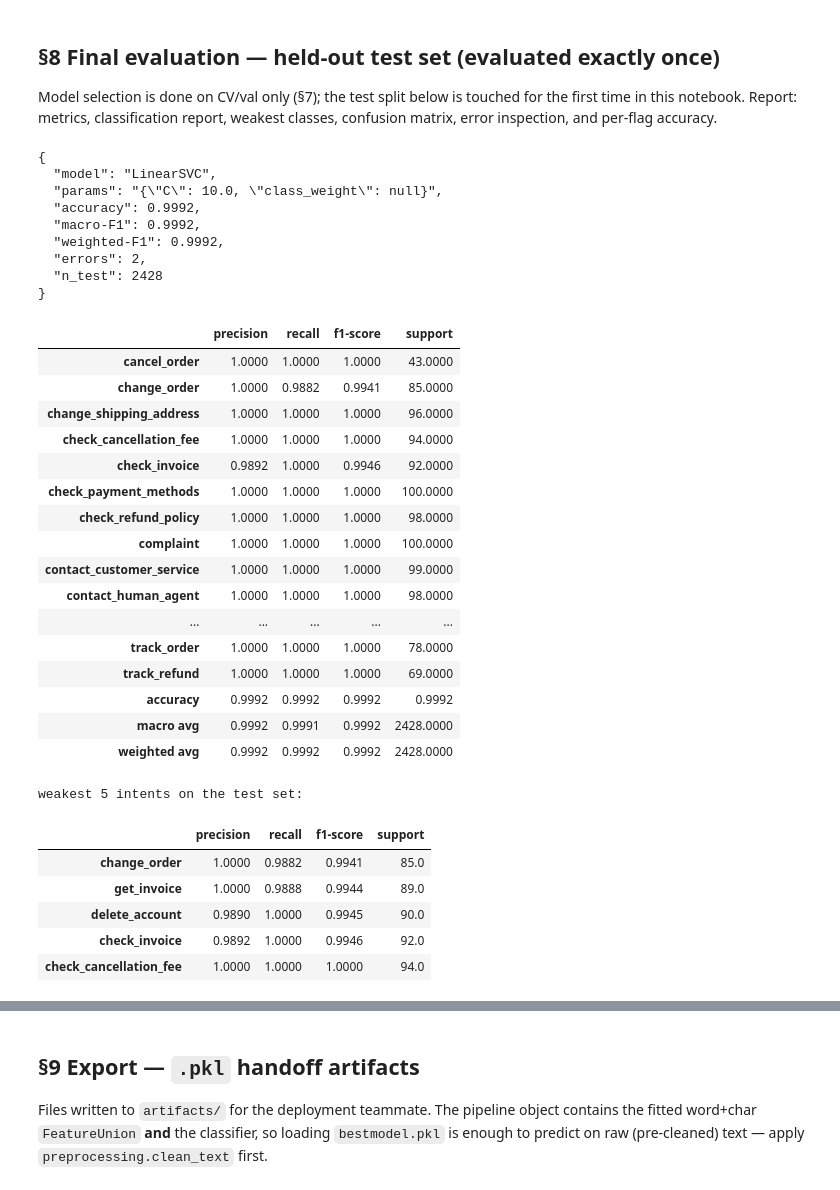
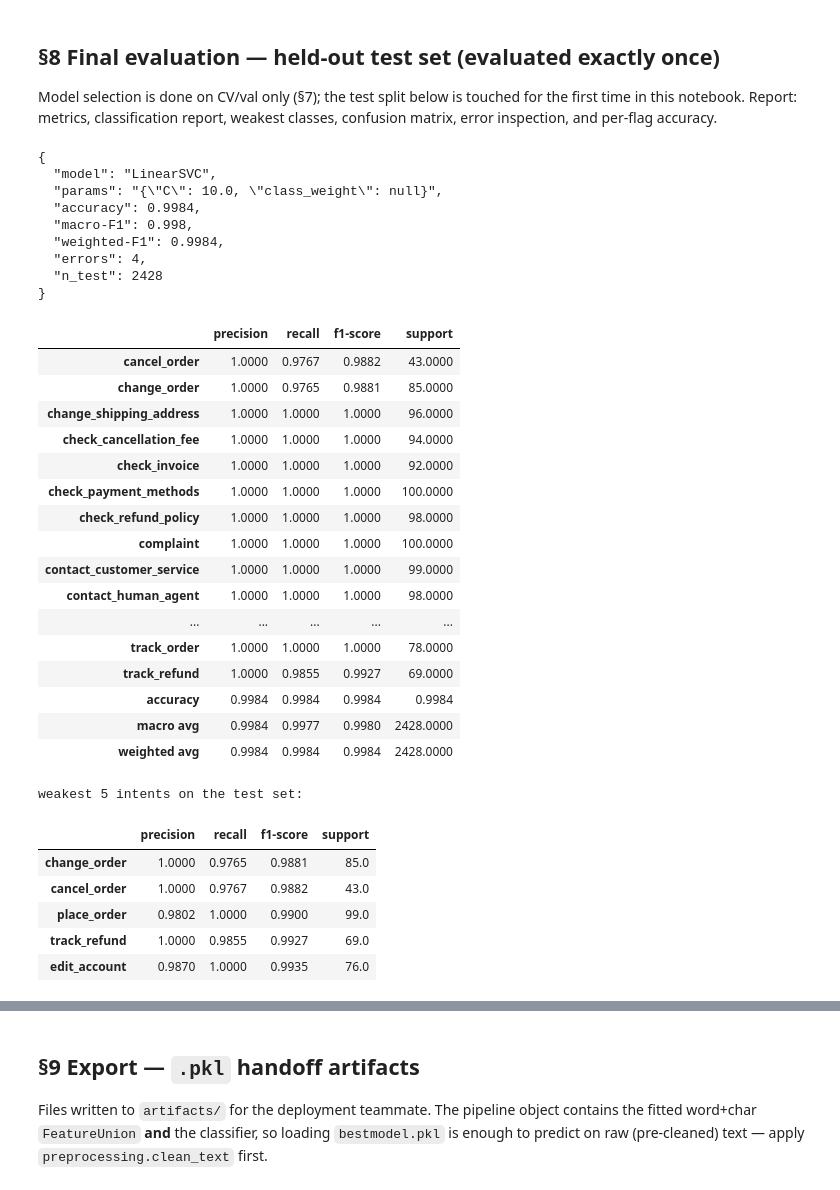
Before and after one commit to hananAhmed07/Customer-Support-Project, a Jupyter notebook: organized.ipynb, the cells around one changed output, grey strips where cells are left out. Drawn from its saved outputs; the diff is of its cells as text; code cells hidden in the pictures.

```diff
--- a/organized.ipynb
+++ b/organized.ipynb
@@ -673,10 +665,12 @@ saved reports\figures\05_benchmark_heatmap.png
 # %%
-# STEP 7b - MANDATORY PIPELINE A: GridSearchCV (the model selection step)
+# STEP 7b - MANDATORY GRID SEARCH: char TF-IDF ∪ Word2Vec (model selection step)
 # 5-fold StratifiedKFold, scoring='f1_macro', fit on TRAIN ONLY. LinearSVC and
-# LogisticRegression over C x class_weight; ComplementNB over alpha (added because the
-# PDF mandates it). n_jobs=-1 parallelizes the folds. Winner: LinearSVC C=10.
+# LogisticRegression over C x class_weight on the combined features. ComplementNB is
+# also run (PDF mandates it) but on the non-negative char TF-IDF only, because the
+# signed Word2Vec dimensions are invalid input for a multinomial NB.
+# n_jobs=-1 parallelizes the folds. Winner: LinearSVC C=10.
 
-# --- §7b mandatory Pipeline A: GridSearchCV (word+char union) -------------
+# --- §7b grid search: combined union (LinearSVC/LogReg) + char-only NB -------
 cv = StratifiedKFold(n_splits=5, shuffle=True, random_state=SEED)
 grid_searches = {}
 
@@ -684,7 +678,7 @@ t0 = time.time()
 grid_searches["LinearSVC"] = GridSearchCV(
     LinearSVC(random_state=SEED, max_iter=5000),
     {"C": [0.1, 1.0, 10.0], "class_weight": [None, "balanced"]},
-    cv=cv, scoring="f1_macro", n_jobs=-1).fit(Xu_tr, y_tr)
+    cv=cv, scoring="f1_macro", n_jobs=-1).fit(Xcw_tr, y_tr)
 gs = grid_searches["LinearSVC"]
 print(f"LinearSVC   best={gs.best_params_}  cvF1={gs.best_score_:.4f}  ({time.time()-t0:.0f}s)")
 
@@ -692,15 +686,16 @@ t0 = time.time()
 grid_searches["LogisticRegression"] = GridSearchCV(
     LogisticRegression(max_iter=2000, random_state=SEED),
     {"C": [0.1, 1.0, 10.0], "class_weight": [None, "balanced"]},
-    cv=cv, scoring="f1_macro", n_jobs=-1).fit(Xu_tr, y_tr)
+    cv=cv, scoring="f1_macro", n_jobs=-1).fit(Xcw_tr, y_tr)
 gs = grid_searches["LogisticRegression"]
 print(f"LogReg      best={gs.best_params_}  cvF1={gs.best_score_:.4f}  ({time.time()-t0:.0f}s)")
 
+# ComplementNB requires non-negative features -> char TF-IDF only (signed W2V invalid)
 t0 = time.time()
-grid_searches["ComplementNB"] = GridSearchCV(
+grid_cnb = GridSearchCV(
     ComplementNB(),
     {"alpha": [0.1, 0.5, 1.0]},
-    cv=cv, scoring="f1_macro", n_jobs=-1).fit(Xu_tr, y_tr)
-gs = grid_searches["ComplementNB"]
-print(f"ComplementNB best={gs.best_params_}  cvF1={gs.best_score_:.4f}  ({time.time()-t0:.0f}s)")
+    cv=cv, scoring="f1_macro", n_jobs=-1).fit(Xc_tr, y_tr)
+print(f"ComplementNB(char only) best={grid_cnb.best_params_}  "
+      f"cvF1={grid_cnb.best_score_:.4f}  ({time.time()-t0:.0f}s)")
 # %% [output]
@@ -715,7 +710,7 @@ ComplementNB best={'alpha': 0.1}  cvF1=0.9831  (0s)
 
 rows = []
 for name, gs in grid_searches.items():
-    pred = gs.best_estimator_.predict(Xu_va)
+    pred = gs.best_estimator_.predict(Xcw_va)
     rows.append({"model": name,
                  "best params": json.dumps(gs.best_params_, default=str),
                  "CV macro-F1 (5-fold)": round(gs.best_score_, 4),
@@ -778,59 +772,60 @@ best_name = cv_summary.iloc[0]["model"]
 best_gs = grid_searches[best_name]
 best_est = best_gs.best_estimator_
 
-Xte = sparse.hstack([w_vec.transform(test_df["clean_instruction"]),
-                     c_vec.transform(test_df["clean_instruction"])]).tocsr()
+test_clean = test_df["clean_instruction"]
+W2V_te = sparse.csr_matrix(w2v_vec.transform(test_clean))
+Xcw_te = sparse.hstack([c_vec.transform(test_clean), W2V_te]).tocsr()
 y_te = test_df["intent"].reset_index(drop=True)
-test_pred = best_est.predict(Xte)
+test_pred = best_est.predict(Xcw_te)
 
 test_metrics = {"model": best_name,
                 "params": json.dumps(best_gs.best_params_, default=str),
                 "accuracy": round(accuracy_score(y_te, test_pred), 4),
                 "macro-F1": round(f1_score(y_te, test_pred, average="macro"), 4),
                 "weighted-F1": round(f1_score(y_te, test_pred, average="weighted"), 4),
                 "errors": int((test_pred != y_te.values).sum()),
                 "n_test": int(len(y_te))}
 print(json.dumps(test_metrics, indent=2))
 
 report = pd.DataFrame(classification_report(y_te, test_pred, output_dict=True,
                                             zero_division=0)).T
 display(report.round(4))
 print("weakest 5 intents on the test set:")
 display(report.loc[sorted(y_te.unique())].sort_values("f1-score").head(5).round(4))
 # %% [output]
 {
   "model": "LinearSVC",
   "params": "{\"C\": 10.0, \"class_weight\": null}",
-  "accuracy": 0.9992,
-  "macro-F1": 0.9992,
-  "weighted-F1": 0.9992,
-  "errors": 2,
+  "accuracy": 0.9984,
+  "macro-F1": 0.998,
+  "weighted-F1": 0.9984,
+  "errors": 4,
   "n_test": 2428
 }
 |  | precision | recall | f1-score | support |
-| cancel_order | 1.0000 | 1.0000 | 1.0000 | 43.0000 |
-| change_order | 1.0000 | 0.9882 | 0.9941 | 85.0000 |
+| cancel_order | 1.0000 | 0.9767 | 0.9882 | 43.0000 |
+| change_order | 1.0000 | 0.9765 | 0.9881 | 85.0000 |
 | change_shipping_address | 1.0000 | 1.0000 | 1.0000 | 96.0000 |
 | check_cancellation_fee | 1.0000 | 1.0000 | 1.0000 | 94.0000 |
-| check_invoice | 0.9892 | 1.0000 | 0.9946 | 92.0000 |
+| check_invoice | 1.0000 | 1.0000 | 1.0000 | 92.0000 |
 | check_payment_methods | 1.0000 | 1.0000 | 1.0000 | 100.0000 |
 | check_refund_policy | 1.0000 | 1.0000 | 1.0000 | 98.0000 |
 | complaint | 1.0000 | 1.0000 | 1.0000 | 100.0000 |
 | contact_customer_service | 1.0000 | 1.0000 | 1.0000 | 99.0000 |
 | contact_human_agent | 1.0000 | 1.0000 | 1.0000 | 98.0000 |
 | ... | ... | ... | ... | ... |
 | track_order | 1.0000 | 1.0000 | 1.0000 | 78.0000 |
-| track_refund | 1.0000 | 1.0000 | 1.0000 | 69.0000 |
-| accuracy | 0.9992 | 0.9992 | 0.9992 | 0.9992 |
-| macro avg | 0.9992 | 0.9991 | 0.9992 | 2428.0000 |
-| weighted avg | 0.9992 | 0.9992 | 0.9992 | 2428.0000 |
+| track_refund | 1.0000 | 0.9855 | 0.9927 | 69.0000 |
+| accuracy | 0.9984 | 0.9984 | 0.9984 | 0.9984 |
+| macro avg | 0.9984 | 0.9977 | 0.9980 | 2428.0000 |
+| weighted avg | 0.9984 | 0.9984 | 0.9984 | 2428.0000 |
 weakest 5 intents on the test set:
 |  | precision | recall | f1-score | support |
-| change_order | 1.0000 | 0.9882 | 0.9941 | 85.0 |
-| get_invoice | 1.0000 | 0.9888 | 0.9944 | 89.0 |
-| delete_account | 0.9890 | 1.0000 | 0.9945 | 90.0 |
-| check_invoice | 0.9892 | 1.0000 | 0.9946 | 92.0 |
-| check_cancellation_fee | 1.0000 | 1.0000 | 1.0000 | 94.0 |
+| change_order | 1.0000 | 0.9765 | 0.9881 | 85.0 |
+| cancel_order | 1.0000 | 0.9767 | 0.9882 | 43.0 |
+| place_order | 0.9802 | 1.0000 | 0.9900 | 99.0 |
+| track_refund | 1.0000 | 0.9855 | 0.9927 | 69.0 |
+| edit_account | 0.9870 | 1.0000 | 0.9935 | 76.0 |
 # %%
 # TEST CONFUSION MATRIX
 # 27x27 heatmap of test predictions; off-diagonal cells are the misclassifications
```
Also changed, not shown: parts of 14 cells of this notebook, 15 other files.
